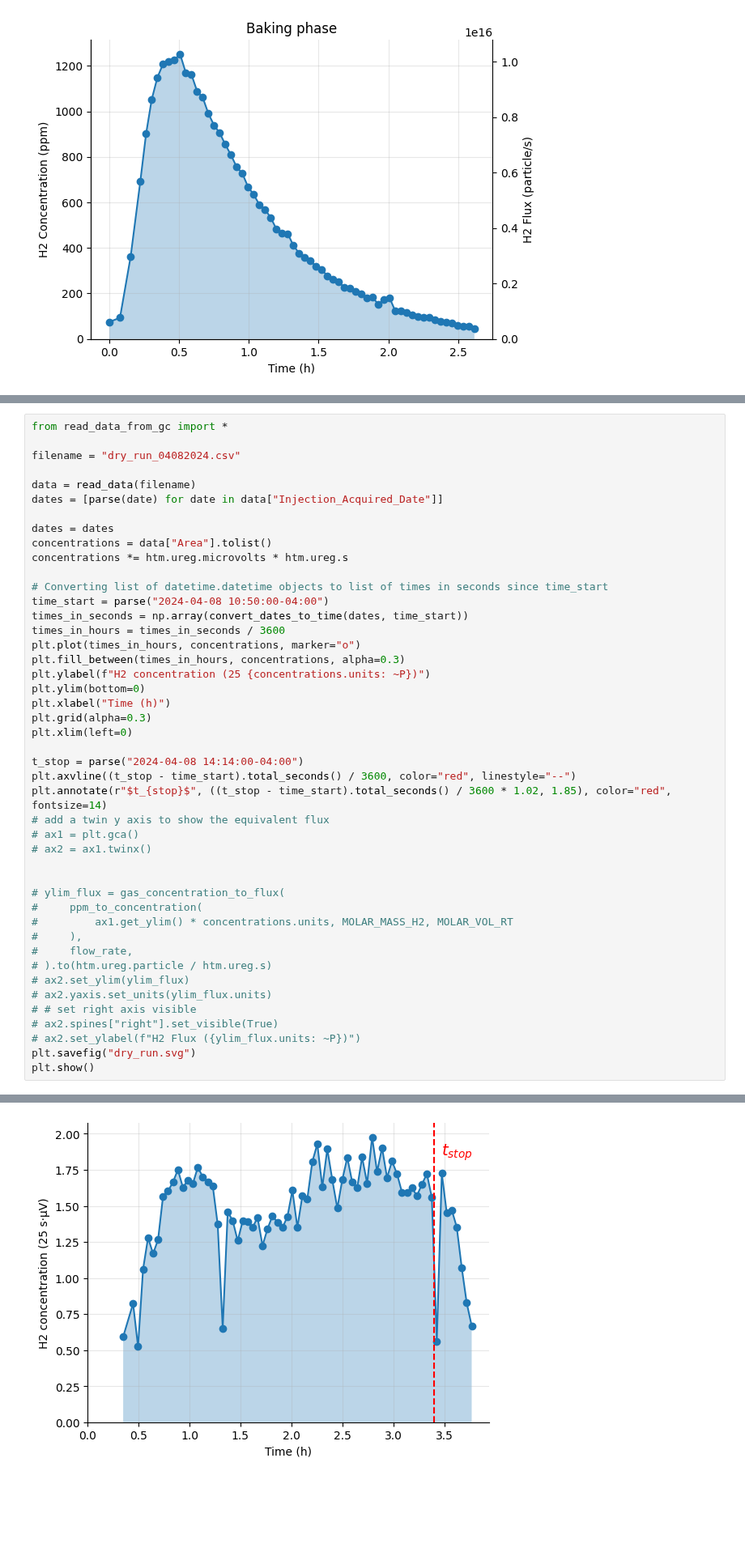
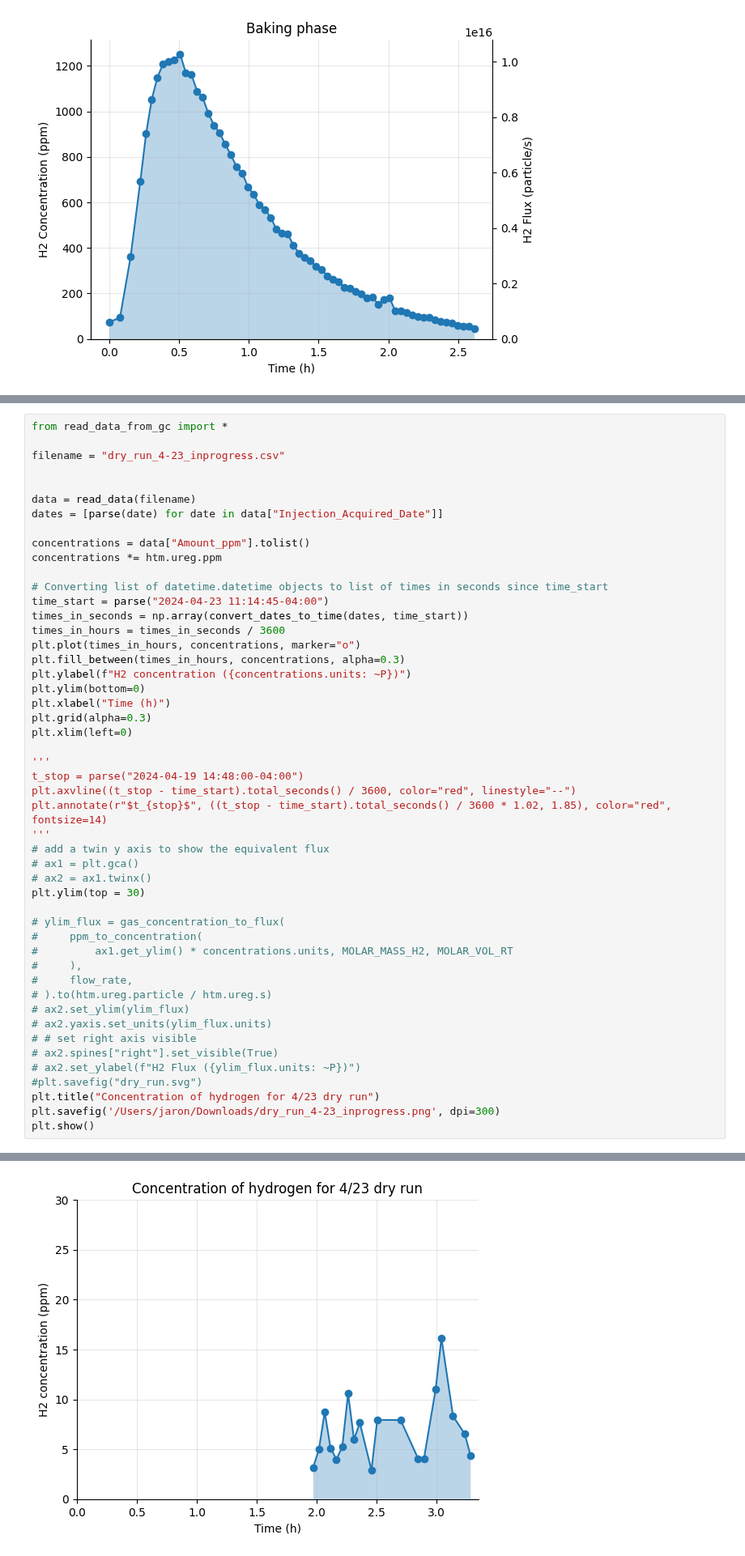
Before and after one commit to RemDelaporteMathurin/hyperion, a Jupyter notebook: first_run.ipynb, the cells around one changed output, grey strips where cells are left out. Shown at 81% size. Saved outputs shown, nothing was run; the diff lists cells and outputs as text; blank space fills up the shorter version.

Commit message:
Detectability data analysis

```diff
--- a/first_run.ipynb
+++ b/first_run.ipynb
@@ -267,34 +435,36 @@ Located 'Sample statistics:' at line 1216
 # %%
 from read_data_from_gc import *
 
-filename = "dry_run_04082024.csv"
+filename = "dry_run_4-23_inprogress.csv"
+
 
 data = read_data(filename)
 dates = [parse(date) for date in data["Injection_Acquired_Date"]]
 
-dates = dates
-concentrations = data["Area"].tolist()
-concentrations *= htm.ureg.microvolts * htm.ureg.s
+concentrations = data["Amount_ppm"].tolist()
+concentrations *= htm.ureg.ppm
 
 # Converting list of datetime.datetime objects to list of times in seconds since time_start
-time_start = parse("2024-04-08 10:50:00-04:00")
+time_start = parse("2024-04-23 11:14:45-04:00")
 times_in_seconds = np.array(convert_dates_to_time(dates, time_start))
 times_in_hours = times_in_seconds / 3600
 plt.plot(times_in_hours, concentrations, marker="o")
 plt.fill_between(times_in_hours, concentrations, alpha=0.3)
-plt.ylabel(f"H2 concentration (25 {concentrations.units: ~P})")
+plt.ylabel(f"H2 concentration ({concentrations.units: ~P})")
 plt.ylim(bottom=0)
 plt.xlabel("Time (h)")
 plt.grid(alpha=0.3)
 plt.xlim(left=0)
 
-t_stop = parse("2024-04-08 14:14:00-04:00")
+'''
+t_stop = parse("2024-04-19 14:48:00-04:00")
 plt.axvline((t_stop - time_start).total_seconds() / 3600, color="red", linestyle="--")
 plt.annotate(r"$t_{stop}$", ((t_stop - time_start).total_seconds() / 3600 * 1.02, 1.85), color="red", fontsize=14)
+'''
 # add a twin y axis to show the equivalent flux
 # ax1 = plt.gca()
 # ax2 = ax1.twinx()
-
+plt.ylim(top = 30)
 
 # ylim_flux = gas_concentration_to_flux(
 #     ppm_to_concentration(
@@ -307,6 +477,8 @@ plt.annotate(r"$t_{stop}$", ((t_stop - time_start).total_seconds() / 3600 * 1.02
 # # set right axis visible
 # ax2.spines["right"].set_visible(True)
 # ax2.set_ylabel(f"H2 Flux ({ylim_flux.units: ~P})")
-plt.savefig("dry_run.svg")
+#plt.savefig("dry_run.svg")
+plt.title("Concentration of hydrogen for 4/23 dry run")
+plt.savefig('/Users/jaron/Downloads/dry_run_4-23_inprogress.png', dpi=300)
 plt.show()
 # %% [output]
@@ -314 +486 @@ Located 'Sample statistics:' at line 2655
-[figure, old version]
+[figure, new version]
```
Also changed, not shown: parts of 5 cells of this notebook, 6 other files.
